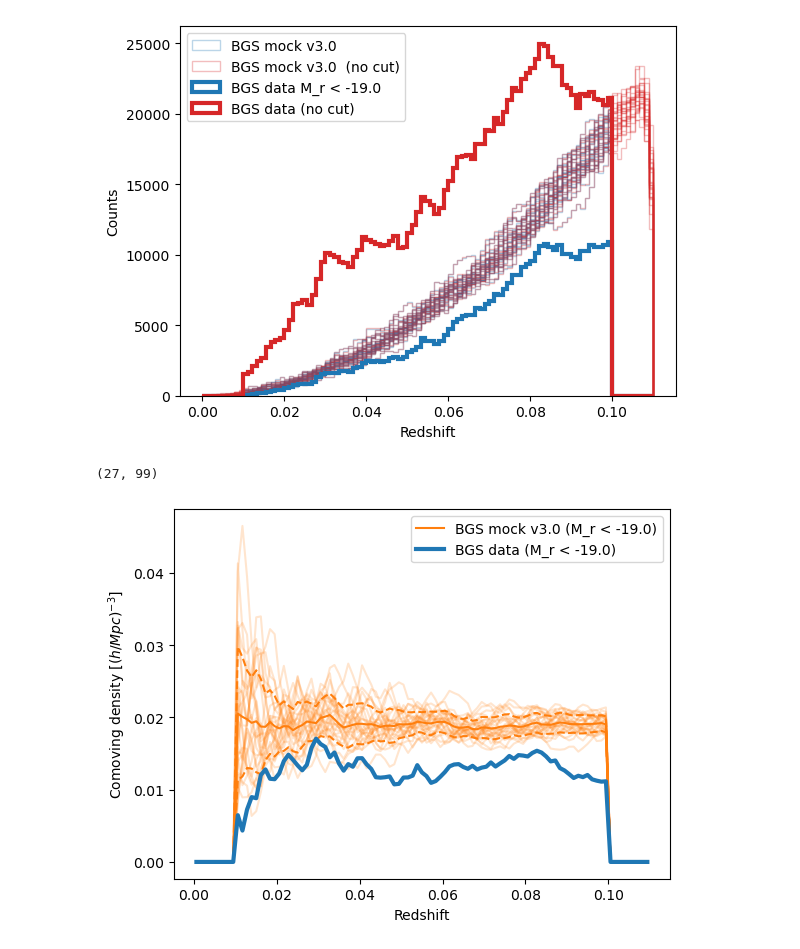
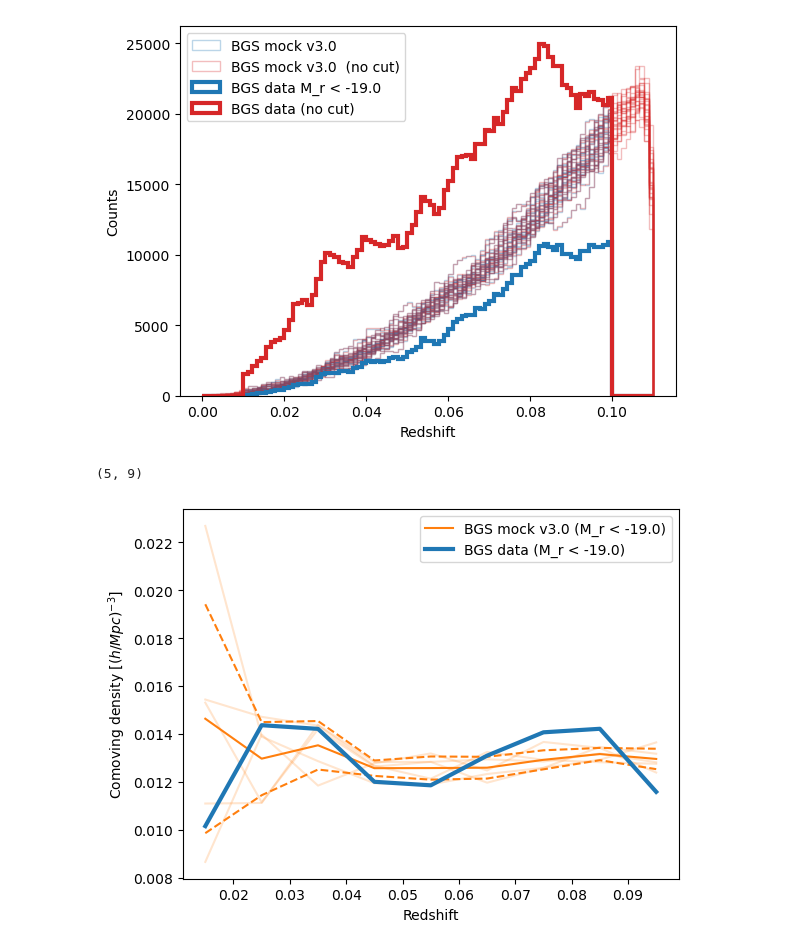
Before and after one commit to julianbautista/desi_pv_mocks, a Jupyter notebook: notebooks/check_BGS_clustering.ipynb, the cells around one changed output. Drawn from its saved outputs; the diff is of its cells as text; code cells hidden in the pictures.

```diff
--- a/notebooks/check_BGS_clustering.ipynb
+++ b/notebooks/check_BGS_clustering.ipynb
@@ -65,11 +65,11 @@ plt.ylabel('Absolute r-band magnitude')
 Text(0, 0.5, 'Absolute r-band magnitude')
 [figure]
 # %%
-d_data = fits.open(cfg.data_bgs_clus_data.replace('data.fits', 'data_Mr_lt_-19.0.fits'))[1].data
-d_rand = fits.open(cfg.data_bgs_clus_rand.replace('random.fits', 'random_Mr_lt_-19.0.fits'))[1].data
+d_data = fits.open(cfg.data_bgs_clus_data)[1].data
+d_rand = fits.open(cfg.data_bgs_clus_rand)[1].data
 #d_data = fits.open(cfg.data_bgs_clus_data)[1].data
 #d_rand = fits.open(cfg.data_bgs_clus_rand)[1].data
-d_data.names, d_rand.names, d_data.size, d_rand.size
+d_data.names, d_rand.names, d_data.size, d_rand.size, np.sum(d_data["WEIGHT"]), np.sum(d_rand["WEIGHT"])
 # %% [output]
 (['RA', 'DEC', 'Z', 'WEIGHT', 'NDENS', 'TARGETID'],
  ['RA', 'DEC', 'Z', 'WEIGHT', 'NDENS'],
@@ -141,7 +179,7 @@ area_ngc = 8500.3589 # sq deg
 area_sgc = 3610.6785 # sq deg
 area_tot = area_ngc+area_sgc
 
-zbins = np.linspace(0, 0.11, 100)
+zbins = np.linspace(0.01, 0.10, 36)
 zcen = 0.5*(zbins[:-1]+zbins[1:])
 zvol = (cosmo.comoving_volume(zbins[1:]).value-cosmo.comoving_volume(zbins[:-1]).value)*(1/(4.*np.pi*((180./np.pi)**2)))
 
@@ -153,13 +191,14 @@ m_nzs = []
 for phase in range(1):
     for real in range(cfg.n_reals):
         m_data_temp = fits.open(cfg.mock_bgs_clus_data.format(phase=phase, real=real))[1].data
+        #m_nz = get_nz(m_data_temp['Z'], area=area_tot, weights=m_data_temp['WEIGHT'])
         m_nz = get_nz(m_data_temp['Z'], area=area_tot)
         #print(phase, real, len(m_data_temp))
         m_nzs.append(m_nz)
 m_nzs = np.array(m_nzs)
 print(m_nzs.shape)
 # %% [output]
-(27, 99)
+(5, 9)
 # %%
 m0_nzs = []
 for phase in range(1):
@@ -184,23 +223,23 @@ for phase in range(1):
         m0_nzs.append(m0_nz)
 m0_nzs = np.array(m0_nzs)
 # %%
-for m_nz in m0_nzs:
+for m_nz in m_nzs:
     plt.plot(zcen, m_nz, 'C1-', alpha=0.2)
-plt.plot(zcen, np.mean(m0_nzs, axis=0), 'C1-', label=f"BGS mock {cfg.version_bgs_clus} (M_r < {cfg.bgs_clus.absmaglim})")
-plt.plot(zcen, np.mean(m0_nzs, axis=0)+np.std(m0_nzs, axis=0), 'C1--')
-plt.plot(zcen, np.mean(m0_nzs, axis=0)-np.std(m0_nzs, axis=0), 'C1--')
+plt.plot(zcen, np.mean(m_nzs, axis=0), 'C1-', label=f"BGS mock {cfg.version_bgs_clus} (M_r < {cfg.bgs_clus.absmaglim})")
+plt.plot(zcen, np.mean(m_nzs, axis=0)+np.std(m_nzs, axis=0), 'C1--')
+plt.plot(zcen, np.mean(m_nzs, axis=0)-np.std(m_nzs, axis=0), 'C1--')
 
 d_nz = get_nz(d_data['Z'], weights=d_data['WEIGHT'], area=area_tot)
 #d_nz = get_nz(d_data['Z'], area=area)
 
 plt.plot(zcen, d_nz, 'C0-', lw=3, label='BGS data (M_r < -19.0)')
 #plt.plot(zcen, d_nz, 'C0-', lw=3, label='BGS data (M_r < -17.7)')
 #plt.plot(d_data['Z'], d_data['NDENS'], 'C0,')
 
 plt.ylabel('Comoving density [${(h/Mpc)}^{-3}$]')
 plt.xlabel('Redshift')
 plt.legend()
 #plt.ylim(0, 0.01)
 plt.savefig(f"../plots/nz_bgs_clustering_data_Mr_lt_-19.0_vs_mock_{cfg.version_bgs_clus}.pdf")
 # %% [output]
-[figure, old version]
+[figure, new version]
```
Also changed, not shown: parts of 10 cells of this notebook, 3 other files.
